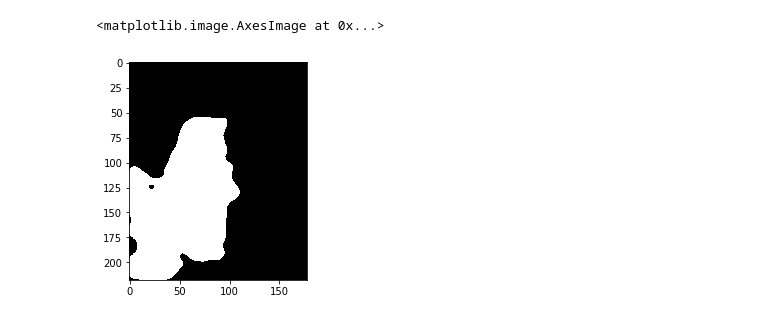
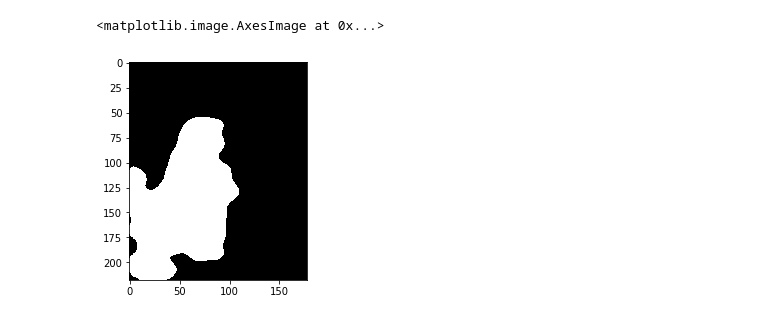
Before and after one commit to miniTalDev/skin-detection-in-face-images, a Jupyter notebook: skin-detection.ipynb, the cells around one changed output. Cells and saved outputs as stored; diff of their text form; code cells hidden in the pictures.

```diff
--- a/skin-detection.ipynb
+++ b/skin-detection.ipynb
@@ -91,12 +128,11 @@ def filter_median(src: np.ndarray, filter_size: int) -> np.ndarray:
 
     return dst
 # %%
-filtered_mask_image = filter_median(mask_image, 9)
+filtered_mask_image = filter_median(mask_image_opening, 9)
+plt.imshow(filtered_mask_image, cmap="gray")
+# %% [output]
+<matplotlib.image.AxesImage at 0x...>
+[figure, added]
-# %%
-plt.imshow(filtered_mask_image, cmap="gray")
-# %% [output]
-<matplotlib.image.AxesImage at 0x...>
-[figure, removed]
 # %%
 output_image = np.zeros(input_image.shape, dtype=np.uint8)
 output_image[:, :, 0] = np.multiply(filtered_mask_image, input_image[:, :,0])
```
Also changed, not shown: parts of 8 cells of this notebook.
